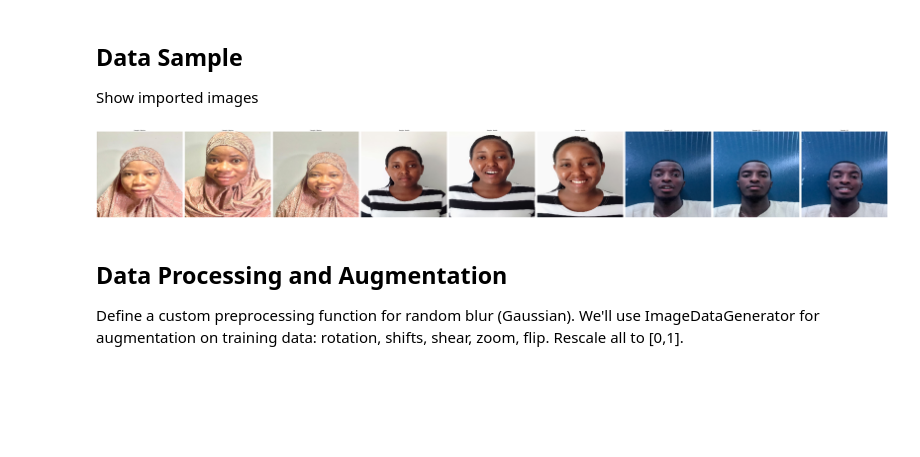
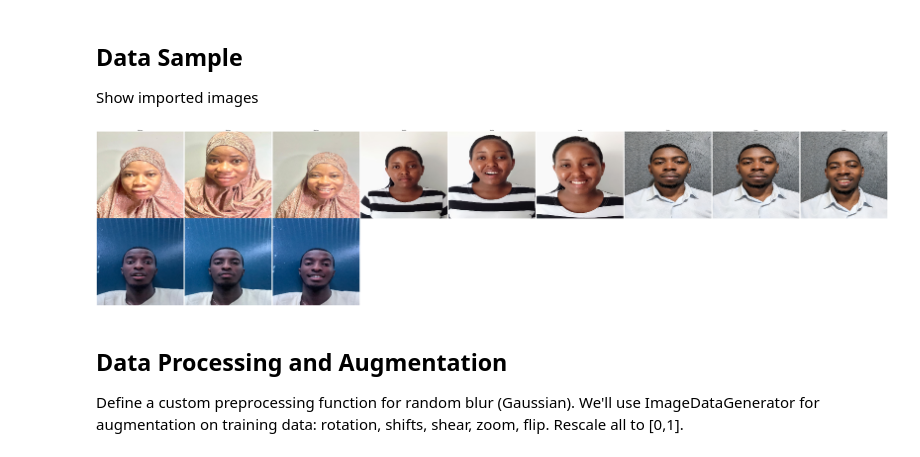
Before and after one commit to muhirwaJD/formative2-mlp, a Jupyter notebook: data/notebooks/Face_Recognition.ipynb, the cells around one changed output. Drawn from its saved outputs; the diff is of its cells as text; code cells hidden in the pictures; blank space fills up the shorter version.

Commit message:
feat: Added new images to dataset

```diff
--- a/data/notebooks/Face_Recognition.ipynb
+++ b/data/notebooks/Face_Recognition.ipynb
@@ -91,35 +91,35 @@ def plot_images(images: np.ndarray, label_indices: np.ndarray = None, title_pref
     n_images = len(images)
     ncols = 9  # Can adjust, but fine for large n_images
     nrows = np.ceil(n_images / ncols).astype(int)
 
     fig, axes = plt.subplots(nrows, ncols, figsize=(img_size[0]/20 * ncols, img_size[1]/20 * nrows))
     axes = axes.flat if nrows * ncols > 1 else [axes]  # Handle single axis case
 
     for i, ax in enumerate(axes):
         if i < n_images:
             img = images[i].copy()  # Avoid modifying original
             if img.max() > 1.0:
                 img /= 255.0
             img = np.clip(img, 0, 1)  # Ensure no values outside [0,1]
             ax.imshow(img)
 
             # Set title with prefix and class if labels provided
             title = title_prefix if title_prefix else ""
             if label_indices is not None and i < len(label_indices):
                 if title:
                     title += " - "
                 title += classes[label_indices[i]]
             ax.set_title(title)
             ax.axis('off')
         else:
             fig.delaxes(ax)  # Remove unused axes to avoid empty plots
 
     plt.tight_layout()
     plt.show()
 
-plot_images(images[:9], label_indices=labels[:9], title_prefix="Sample")  # Plot first 9 images
+plot_images(images[:12], label_indices=labels[:12])  # Plot first 12 images
 # %% [output]
-[figure, old version]
+[figure, new version]
 # %% [markdown]
 ## Data Processing and Augmentation
 
```
Also changed, not shown: parts of 8 cells of this notebook, 5 other files.
